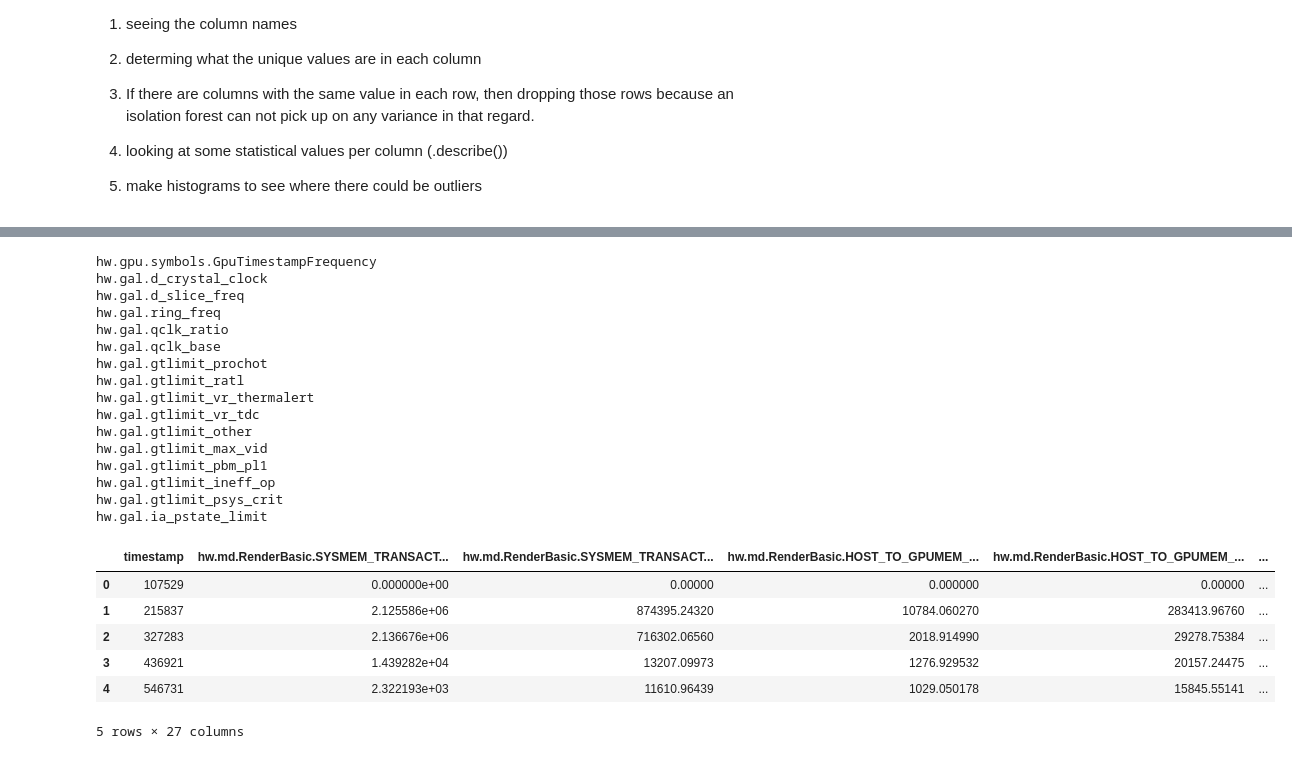
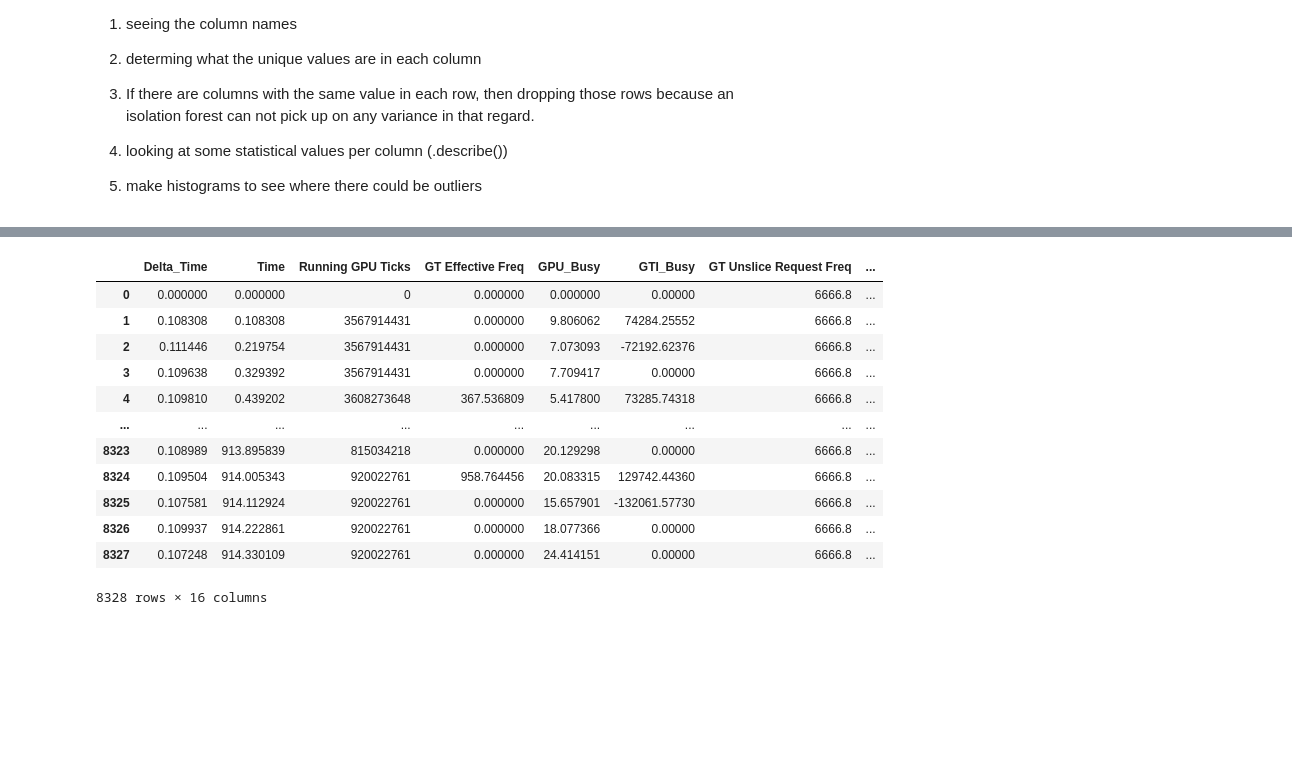
Before and after one commit to hitha-vargantiFM/ML_model, a Jupyter notebook: model1.ipynb, the cells around one changed output, grey strips where cells are left out. Saved outputs shown, nothing was run; the diff lists cells and outputs as text; code cells hidden in the pictures; blank space fills up the shorter version.

```diff
--- a/model1.ipynb
+++ b/model1.ipynb
@@ -62,39 +59,30 @@ Index(['timestamp', 'hw.md.RenderBasic.SYSMEM_TRANSACTION_READ',
       dtype='object')
 # %%
-def check_unique_one(df):
-    for column in df.columns:
-        unique_values = df[column].unique()
+def check_unique_one(data_frame):
+    return_column = []
+    for column in data_frame.columns:
+        unique_values = data_frame[column].unique()
         if len(unique_values) == 1:
-            print(f"{column}")
-check_unique_one(df)
+            return_column.append(column)
+    return return_column
+columns_unique = check_unique_one(df)
-# %% [output]
-hw.gpu.symbols.GpuTimestampFrequency
-hw.gal.d_crystal_clock
-hw.gal.d_slice_freq
-hw.gal.ring_freq
-hw.gal.qclk_ratio
-hw.gal.qclk_base
-hw.gal.gtlimit_prochot
-hw.gal.gtlimit_ratl
-hw.gal.gtlimit_vr_thermalert
-hw.gal.gtlimit_vr_tdc
-hw.gal.gtlimit_other
-hw.gal.gtlimit_max_vid
-hw.gal.gtlimit_pbm_pl1
-hw.gal.gtlimit_ineff_op
-hw.gal.gtlimit_psys_crit
-hw.gal.ia_pstate_limit
 # %%
-df_cleaned = df.drop(columns = {'hw.gpu.symbols.GpuTimestampFrequency', 'hw.gal.d_crystal_clock', 'hw.gal.d_slice_freq', 'hw.gal.ring_freq', 'hw.gal.qclk_ratio', 'hw.gal.qclk_base', 'hw.gal.gtlimit_prochot','hw.gal.gtlimit_ratl','hw.gal.gtlimit_vr_thermalert','hw.gal.gtlimit_vr_tdc','hw.gal.gtlimit_other','hw.gal.gtlimit_max_vid','hw.gal.gtlimit_pbm_pl1','hw.gal.gtlimit_ineff_op','hw.gal.gtlimit_psys_crit','hw.gal.ia_pstate_limit'})
-df_cleaned.head()
+df_cleaned = df.drop(columns = columns_unique )
+df_cleaned
 # %% [output]
-|  | timestamp | hw.md.RenderBasic.SYSMEM_TRANSACT... | hw.md.RenderBasic.SYSMEM_TRANSACT... | hw.md.RenderBasic.HOST_TO_GPUMEM_... | hw.md.RenderBasic.HOST_TO_GPUMEM_... | ... |
-| 0 | 107529 | 0.000000e+00 | 0.00000 | 0.000000 | 0.00000 | ... |
-| 1 | 215837 | 2.125586e+06 | 874395.24320 | 10784.060270 | 283413.96760 | ... |
-| 2 | 327283 | 2.136676e+06 | 716302.06560 | 2018.914990 | 29278.75384 | ... |
-| 3 | 436921 | 1.439282e+04 | 13207.09973 | 1276.929532 | 20157.24475 | ... |
-| 4 | 546731 | 2.322193e+03 | 11610.96439 | 1029.050178 | 15845.55141 | ... |
+|  | Delta_Time | Time | Running GPU Ticks | GT Effective Freq | GPU_Busy | GTI_Busy | GT Unslice Request Freq | ... |
+| 0 | 0.000000 | 0.000000 | 0 | 0.000000 | 0.000000 | 0.00000 | 6666.8 | ... |
+| 1 | 0.108308 | 0.108308 | 3567914431 | 0.000000 | 9.806062 | 74284.25552 | 6666.8 | ... |
+| 2 | 0.111446 | 0.219754 | 3567914431 | 0.000000 | 7.073093 | -72192.62376 | 6666.8 | ... |
+| 3 | 0.109638 | 0.329392 | 3567914431 | 0.000000 | 7.709417 | 0.00000 | 6666.8 | ... |
+| 4 | 0.109810 | 0.439202 | 3608273648 | 367.536809 | 5.417800 | 73285.74318 | 6666.8 | ... |
+| ... | ... | ... | ... | ... | ... | ... | ... | ... |
+| 8323 | 0.108989 | 913.895839 | 815034218 | 0.000000 | 20.129298 | 0.00000 | 6666.8 | ... |
+| 8324 | 0.109504 | 914.005343 | 920022761 | 958.764456 | 20.083315 | 129742.44360 | 6666.8 | ... |
+| 8325 | 0.107581 | 914.112924 | 920022761 | 0.000000 | 15.657901 | -132061.57730 | 6666.8 | ... |
+| 8326 | 0.109937 | 914.222861 | 920022761 | 0.000000 | 18.077366 | 0.00000 | 6666.8 | ... |
+| 8327 | 0.107248 | 914.330109 | 920022761 | 0.000000 | 24.414151 | 0.00000 | 6666.8 | ... |
-5 rows × 27 columns
+8328 rows × 16 columns
 # %%
 df_cleaned.describe()
 # %% [output]
```
Also changed, not shown: parts of 14 cells of this notebook.
